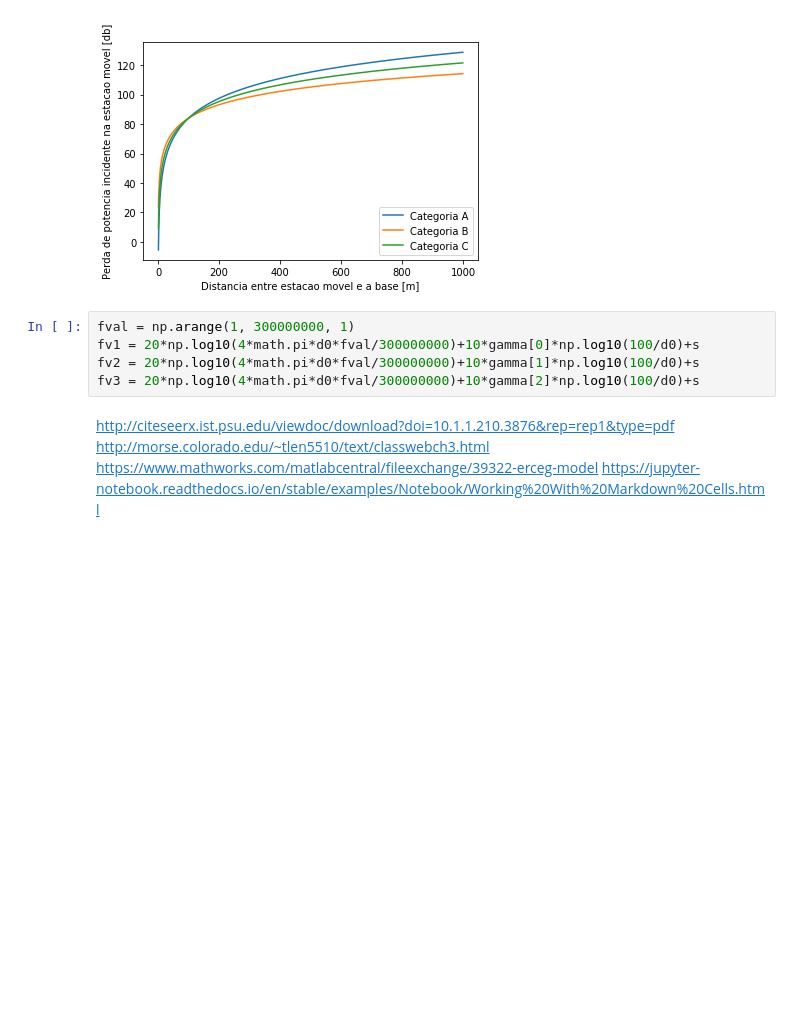
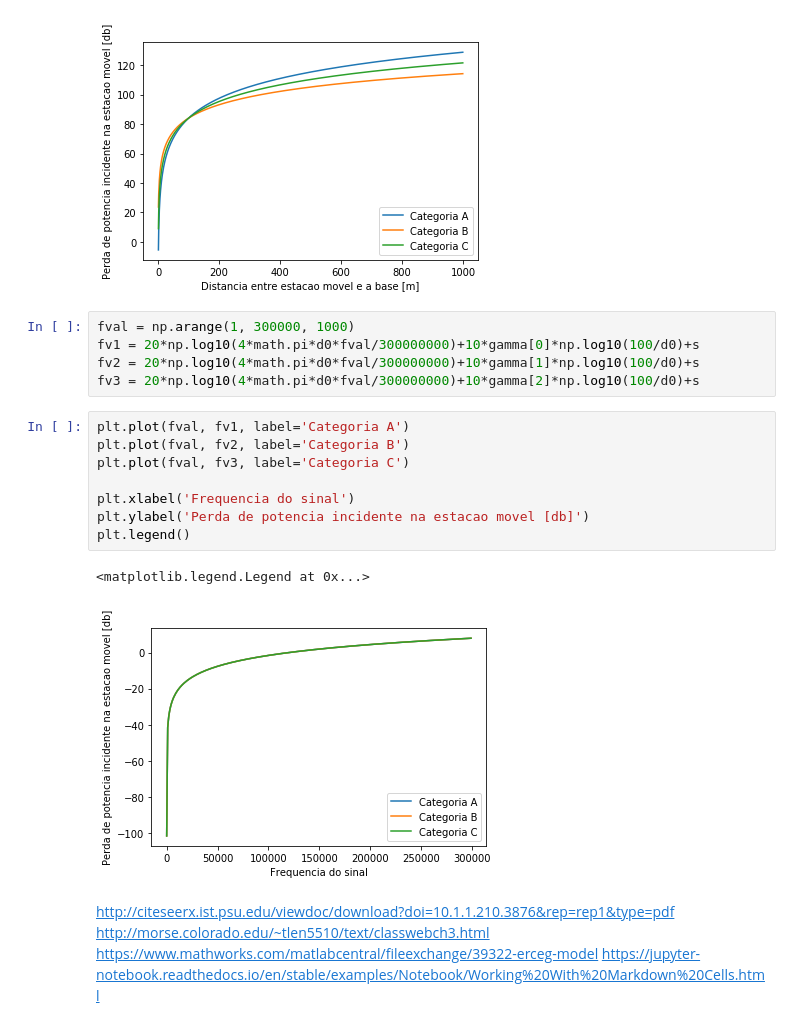
Before and after one commit to JoaoPedroPP/Channel-Simulation-and-OFDM-Study, a Jupyter notebook: Channel-Simulation/Erceg-Model.ipynb, the cells around one changed output. Drawn from its saved outputs; the diff is of its cells as text; blank space fills up the shorter version.

Commit message:
added new curves

```diff
--- a/Channel-Simulation/Erceg-Model.ipynb
+++ b/Channel-Simulation/Erceg-Model.ipynb
@@ -72,10 +72,21 @@ plt.legend()
 <matplotlib.legend.Legend at 0x...>
 [figure]
 # %%
-fval = np.arange(1, 300000000, 1)
+fval = np.arange(1, 300000, 1000)
 fv1 = 20*np.log10(4*math.pi*d0*fval/300000000)+10*gamma[0]*np.log10(100/d0)+s
 fv2 = 20*np.log10(4*math.pi*d0*fval/300000000)+10*gamma[1]*np.log10(100/d0)+s
 fv3 = 20*np.log10(4*math.pi*d0*fval/300000000)+10*gamma[2]*np.log10(100/d0)+s
+# %%
+plt.plot(fval, fv1, label='Categoria A')
+plt.plot(fval, fv2, label='Categoria B')
+plt.plot(fval, fv3, label='Categoria C')
+
+plt.xlabel('Frequencia do sinal')
+plt.ylabel('Perda de potencia incidente na estacao movel [db]')
+plt.legend()
+# %% [output]
+<matplotlib.legend.Legend at 0x...>
+[figure, added]
 # %% [markdown]
 http://citeseerx.ist.psu.edu/viewdoc/download?doi=10.1.1.210.3876&rep=rep1&type=pdf
 http://morse.colorado.edu/~tlen5510/text/classwebch3.html
```
